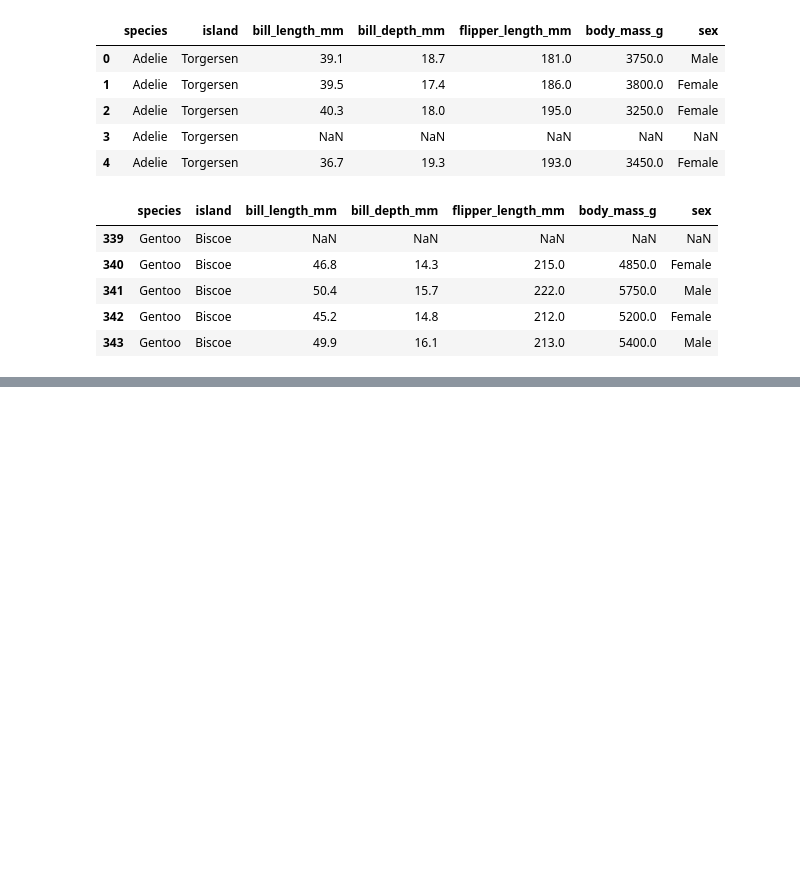
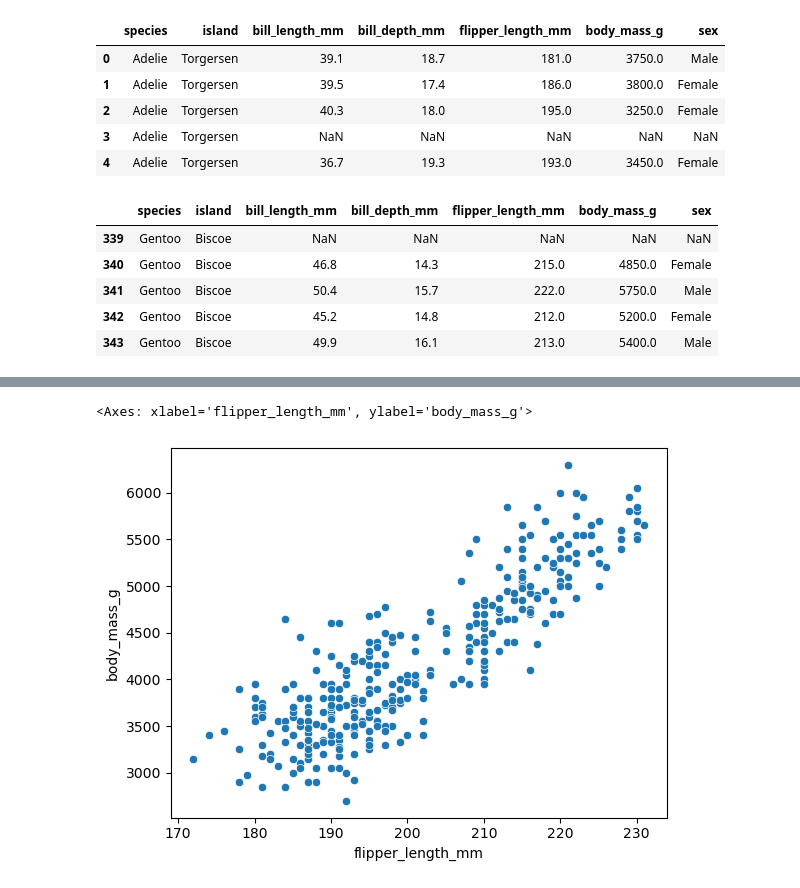
Before and after one commit to sagarnbeedi-analytics/data-analytics-portfolio, a Jupyter notebook: PYTHON/SEABORN_LIBRARY/main.ipynb, the cells around one changed output, grey strips where cells are left out. Cells and saved outputs as stored; diff of their text form; code cells hidden in the pictures; blank space fills up the shorter version.

```diff
--- a/PYTHON/SEABORN_LIBRARY/main.ipynb
+++ b/PYTHON/SEABORN_LIBRARY/main.ipynb
@@ -113,0 +142,9 @@ penguins.tail()
+# %%
+sns.scatterplot(
+            data=penguins,
+            x='flipper_length_mm',
+            y='body_mass_g'
+    )
+# %% [output]
+<Axes: xlabel='flipper_length_mm', ylabel='body_mass_g'>
+[figure, added]
```
Also changed, not shown: parts of 10 cells of this notebook.
